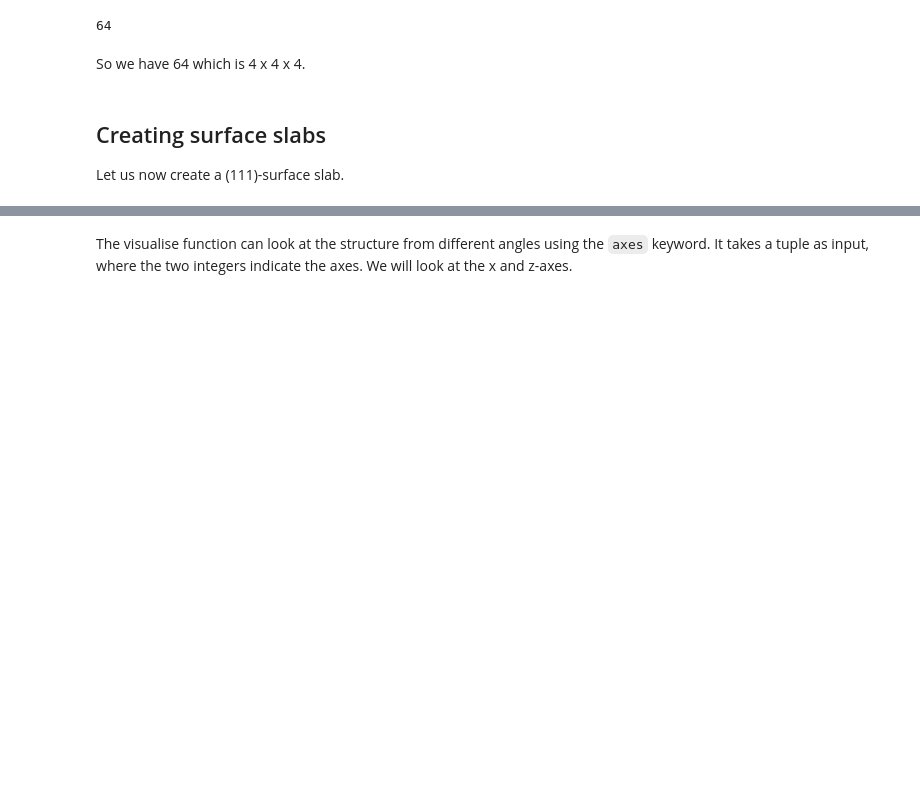
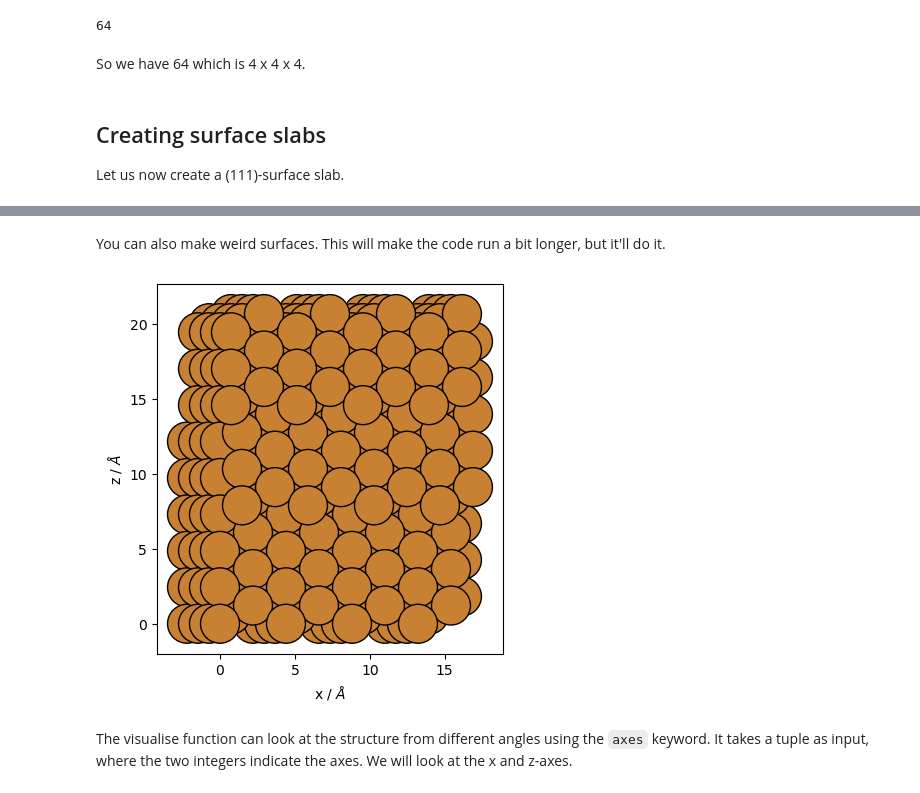
Before and after one commit to maurergroup/dfttools, a Jupyter notebook: tutorials/tutorial_geometry.ipynb, the cells around one changed output, grey strips where cells are left out. Saved outputs shown, nothing was run; the diff lists cells and outputs as text; code cells hidden in the pictures; blank space fills up the shorter version.

```diff
--- a/tutorials/tutorial_geometry.ipynb
+++ b/tutorials/tutorial_geometry.ipynb
@@ -65,3 +63,11 @@ geom_surf.visualise()
+# %% [markdown]
+You can also make weird surfaces. This will make the code run a bit longer, but it'll do it.
+# %%
+geom_surf_weired = geom.get_primitive_slab((5, 3, 1))
+geom_surf_weired = geom_surf_weired.get_periodic_replica((4,4,1))
+geom_surf_weired.visualise(axes=(0,2))
+# %% [output]
+[figure, added]
 # %% [markdown]
 The visualise function can look at the structure from different angles using the <code>axes</code> keyword. It takes a tuple as input, where the two integers indicate the axes. We will look at the x and z-axes.
 # %%
```
Also changed, not shown: parts of 9 cells of this notebook, 1 other file.
